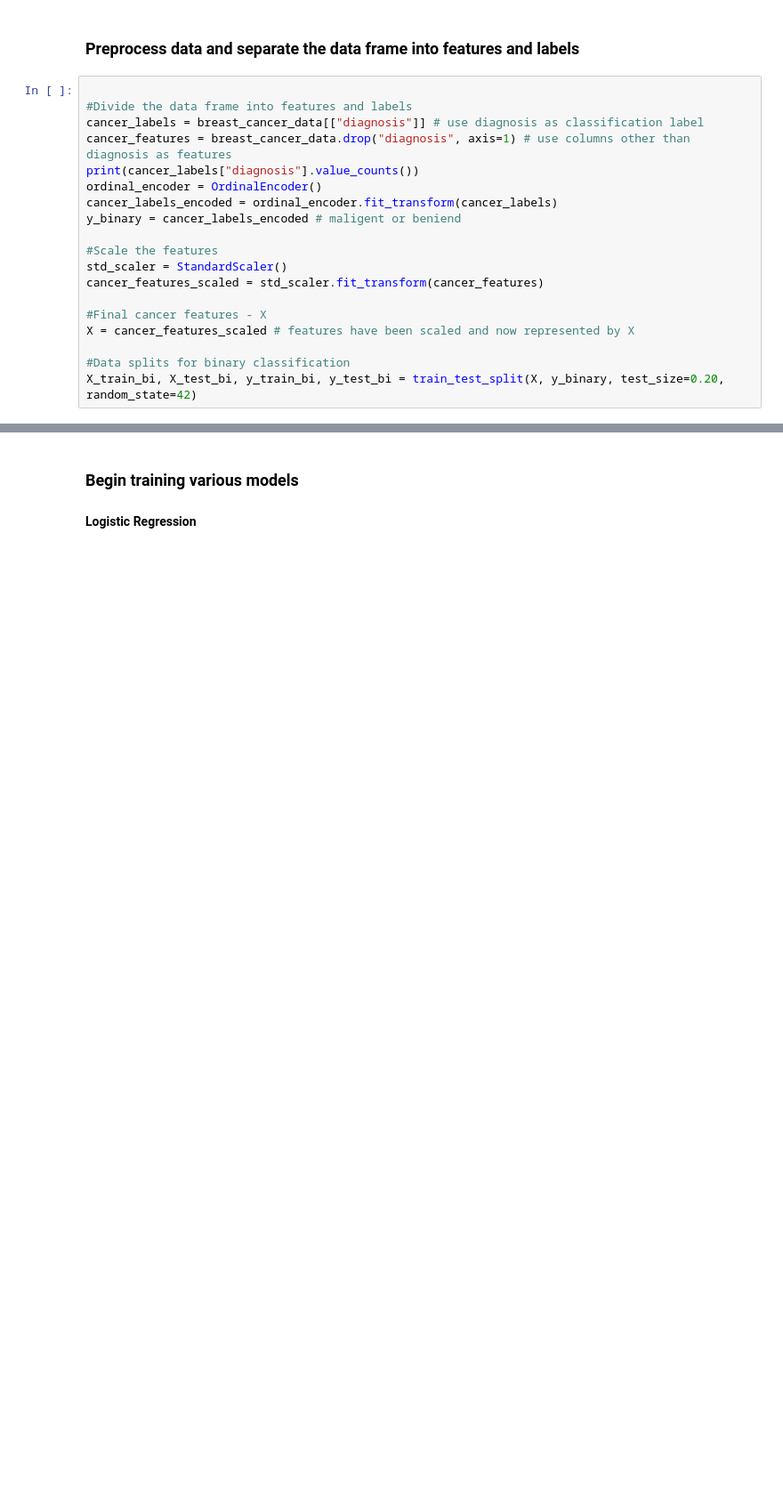
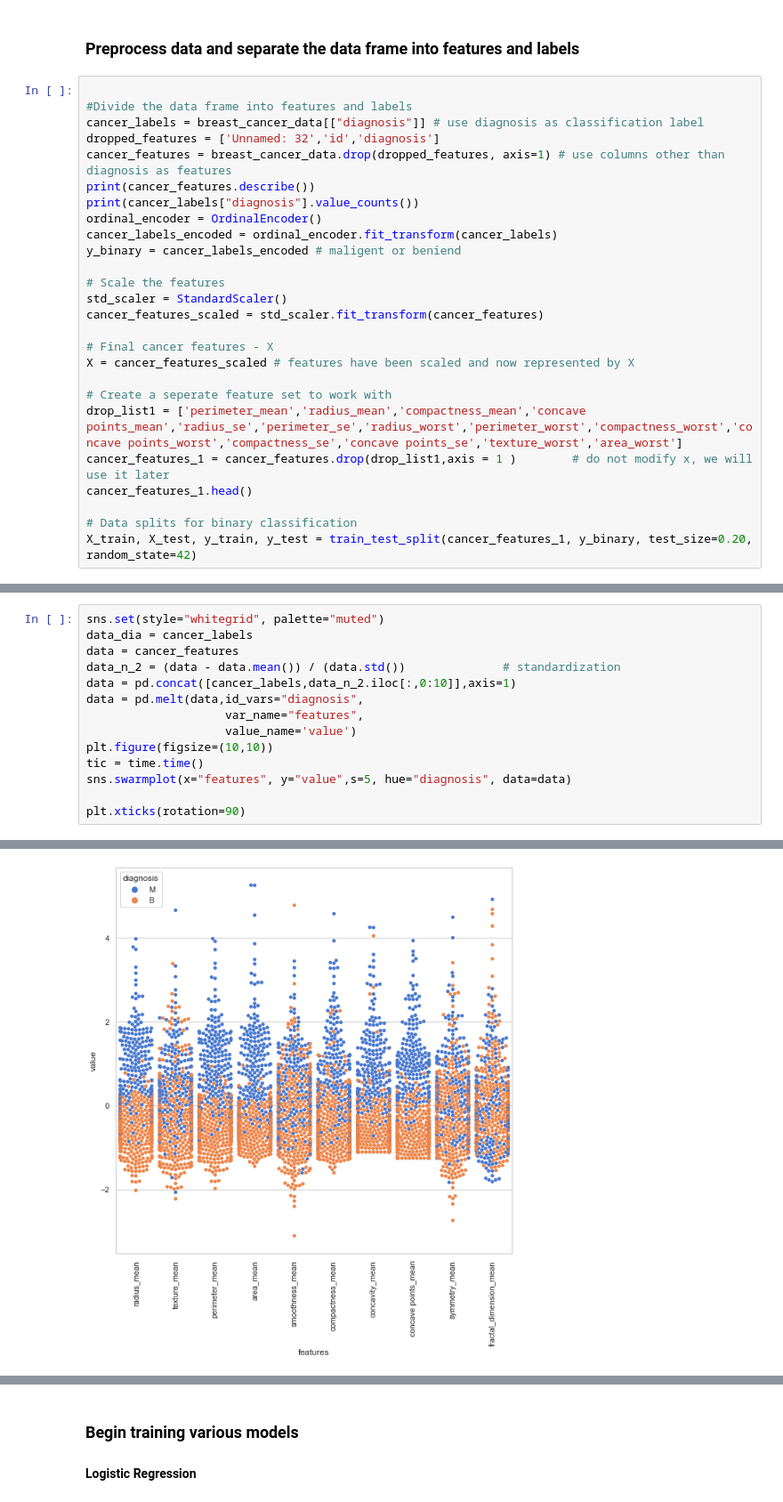
Before and after one commit to Sluss12/Applied-Machine-Learning-CS3840-01, a Jupyter notebook: final-project/matthew-slusser-final.ipynb, the cells around one changed output, grey strips where cells are left out. Shown at 89% size. Drawn from its saved outputs; the diff is of its cells as text; blank space fills up the shorter version.

```diff
--- a/final-project/matthew-slusser-final.ipynb
+++ b/final-project/matthew-slusser-final.ipynb
@@ -71,19 +84,26 @@ corr_matrix = breast_cancer_data.corr()
 
 #Divide the data frame into features and labels
 cancer_labels = breast_cancer_data[["diagnosis"]] # use diagnosis as classification label
-cancer_features = breast_cancer_data.drop("diagnosis", axis=1) # use columns other than diagnosis as features
+dropped_features = ['Unnamed: 32','id','diagnosis']
+cancer_features = breast_cancer_data.drop(dropped_features, axis=1) # use columns other than diagnosis as features
+print(cancer_features.describe())
 print(cancer_labels["diagnosis"].value_counts())
 ordinal_encoder = OrdinalEncoder()
 cancer_labels_encoded = ordinal_encoder.fit_transform(cancer_labels)
 y_binary = cancer_labels_encoded # maligent or beniend
 
-#Scale the features
+# Scale the features
 std_scaler = StandardScaler()
 cancer_features_scaled = std_scaler.fit_transform(cancer_features)
 
-#Final cancer features - X
+# Final cancer features - X
 X = cancer_features_scaled # features have been scaled and now represented by X
 
-#Data splits for binary classification
-X_train_bi, X_test_bi, y_train_bi, y_test_bi = train_test_split(X, y_binary, test_size=0.20, random_state=42)
+# Create a seperate feature set to work with
+drop_list1 = ['perimeter_mean','radius_mean','compactness_mean','concave points_mean','radius_se','perimeter_se','radius_worst','perimeter_worst','compactness_worst','concave points_worst','compactness_se','concave points_se','texture_worst','area_worst']
+cancer_features_1 = cancer_features.drop(drop_list1,axis = 1 )        # do not modify x, we will use it later
+cancer_features_1.head()
+
+# Data splits for binary classification
+X_train, X_test, y_train, y_test = train_test_split(cancer_features_1, y_binary, test_size=0.20, random_state=42)
 # %% [output]
@@ -93,0 +137,15 @@ features have been scaled and now represented by X
+# %%
+sns.set(style="whitegrid", palette="muted")
+data_dia = cancer_labels
+data = cancer_features
+data_n_2 = (data - data.mean()) / (data.std())              # standardization
+data = pd.concat([cancer_labels,data_n_2.iloc[:,0:10]],axis=1)
+data = pd.melt(data,id_vars="diagnosis",
+                    var_name="features",
+                    value_name='value')
+plt.figure(figsize=(10,10))
+tic = time.time()
+sns.swarmplot(x="features", y="value",s=5, hue="diagnosis", data=data)
+
+plt.xticks(rotation=90)
+# %% [output]
@@ -93,0 +163 @@ features have been scaled and now represented by X
+[figure, added]
```
Also changed, not shown: parts of 20 cells of this notebook.
